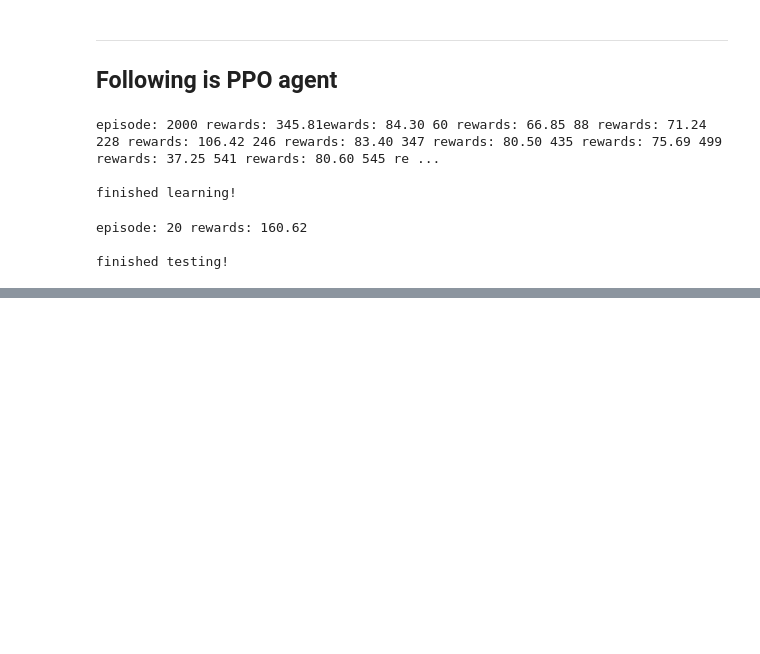
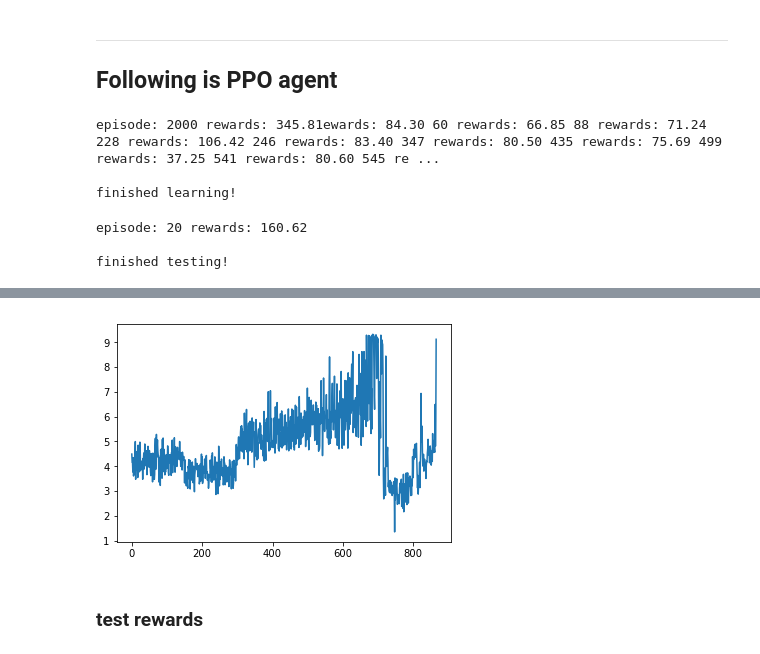
Before and after one commit to kwea123/RL, a Jupyter notebook: ai/unity_test/balance_broom_ddpg.ipynb, the cells around one changed output, grey strips where cells are left out. Drawn from its saved outputs; the diff is of its cells as text; code cells hidden in the pictures; blank space fills up the shorter version.

```diff
--- a/ai/unity_test/balance_broom_ddpg.ipynb
+++ b/ai/unity_test/balance_broom_ddpg.ipynb
@@ -547,3 +556,10 @@ plt.show()
+# %%
+plt.plot(np.log(rewards))
+plt.show()
+# %% [output]
+[figure, added]
+# %% [markdown]
+### test rewards
 # %%
 plt.plot(test_rewards)
 plt.show()
```
Also changed, not shown: parts of 6 cells of this notebook.
